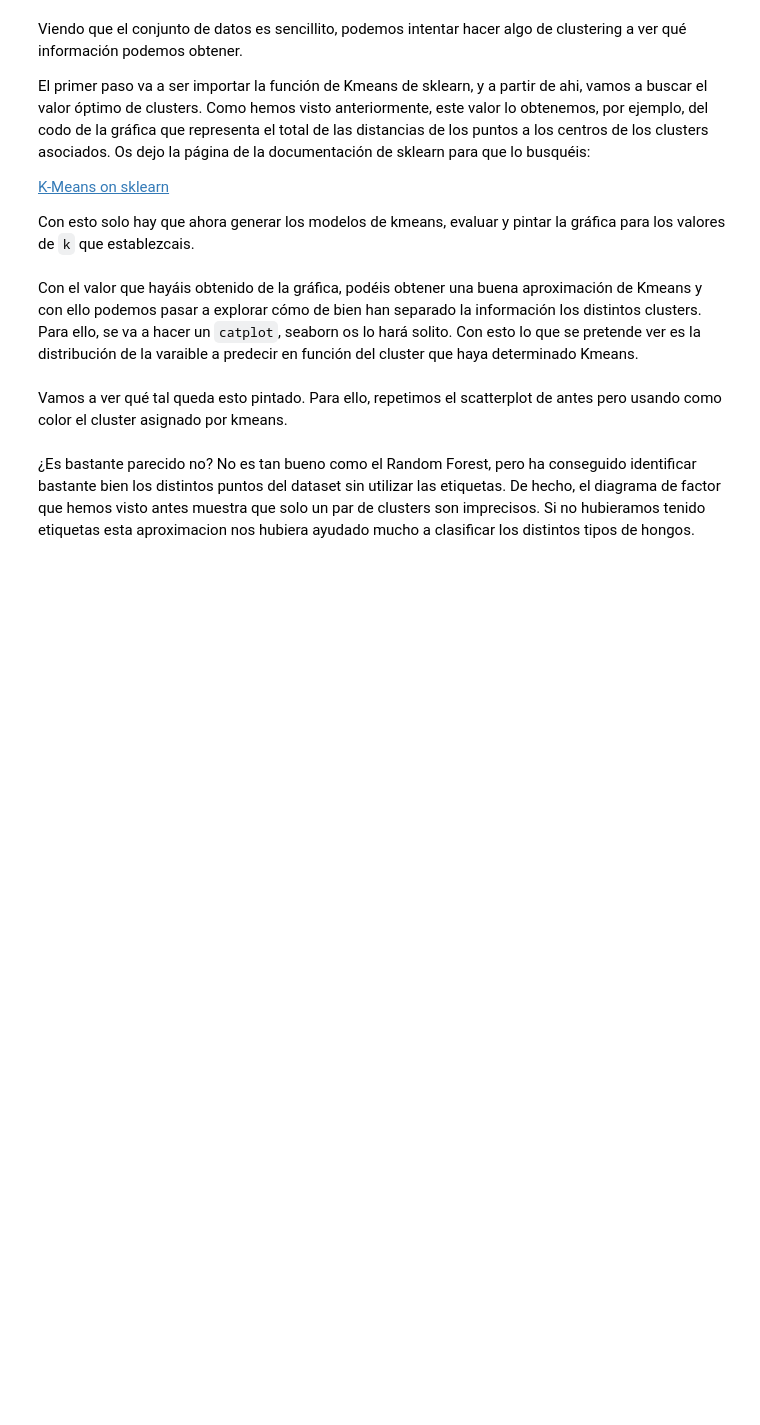
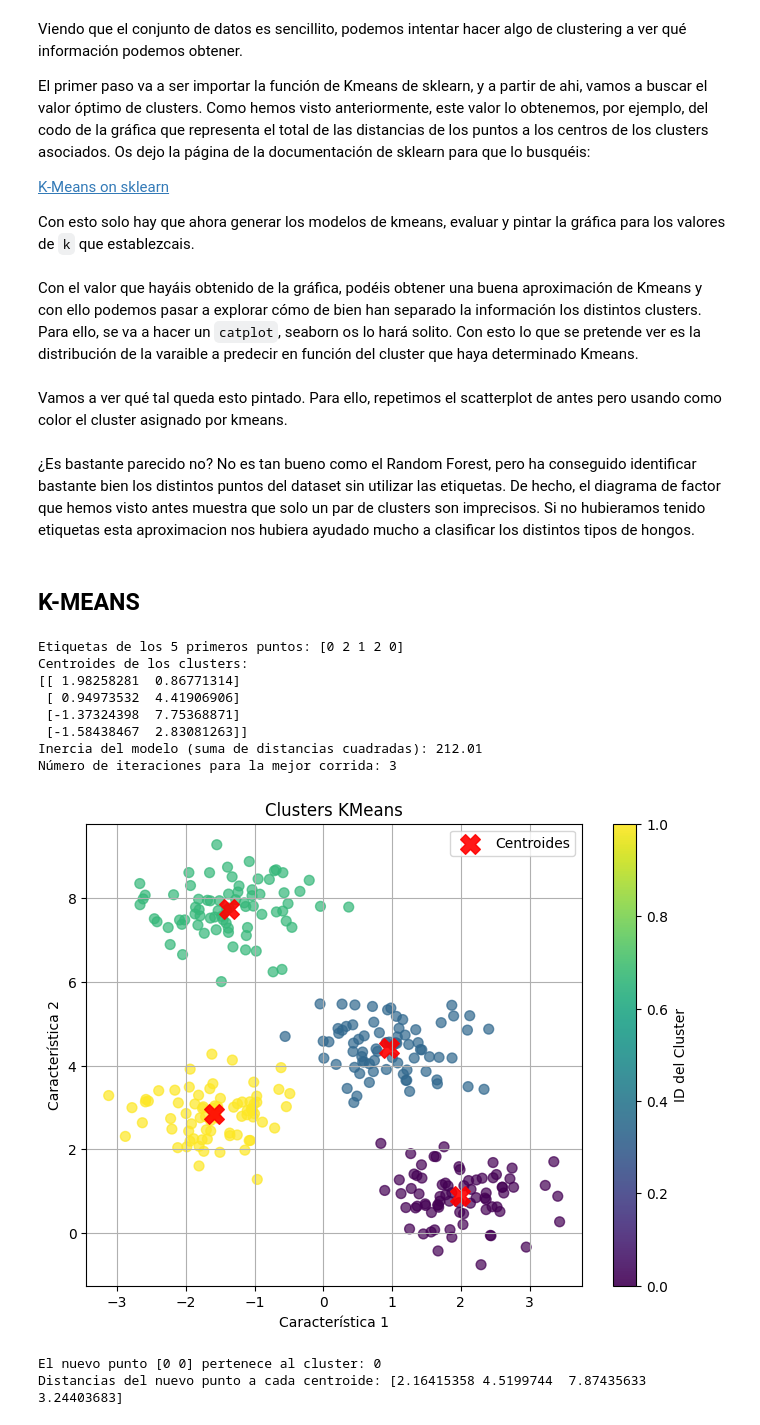
Before and after one commit to Yael-Parra/Project-VIII-Non-Supervised-ML, a Jupyter notebook: workshop-clustering-pca-final.ipynb, the cells around one changed output. Saved outputs shown, nothing was run; the diff lists cells and outputs as text; code cells hidden in the pictures; blank space fills up the shorter version.

```diff
--- a/workshop-clustering-pca-final.ipynb
+++ b/workshop-clustering-pca-final.ipynb
@@ -1035,3 +1046,66 @@ Vamos a ver qué tal queda esto pintado. Para ello, repetimos el scatterplot de
 # Usar un color por cada cluster.
 # %% [markdown]
 ¿Es bastante parecido no? No es tan bueno como el Random Forest, pero ha conseguido identificar bastante bien los distintos puntos del dataset sin utilizar las etiquetas. De hecho, el diagrama de factor que hemos visto antes muestra que solo un par de clusters son imprecisos. Si no hubieramos tenido etiquetas esta aproximacion nos hubiera ayudado mucho a clasificar los distintos tipos de hongos.
+# %% [markdown]
+## **K-MEANS**
+# %%
+from sklearn.cluster import KMeans
+from sklearn.datasets import make_blobs # Para generar datos de ejemplo
+import matplotlib.pyplot as plt
+import numpy as np
+
+# 1. Generar datos de ejemplo
+X, y = make_blobs(n_samples=300, centers=4, cluster_std=0.60, random_state=0)
+
+# 2. Instanciar el modelo KMeans
+# Queremos 4 clusters, usaremos k-means++ para la inicialización
+# y ejecutaremos el algoritmo 10 veces para elegir el mejor resultado.
+# Fijamos random_state para reproducibilidad.
+kmeans = KMeans(n_clusters=4, init='k-means++', n_init=10, max_iter=300, random_state=42)
+
+# 3. Entrenar el modelo
+kmeans.fit(X)
+
+# 4. Acceder a los atributos y hacer predicciones
+cluster_labels = kmeans.labels_
+cluster_centers = kmeans.cluster_centers_
+model_inertia = kmeans.inertia_
+num_iterations = kmeans.n_iter_
+
+print(f"Etiquetas de los 5 primeros puntos: {cluster_labels[:5]}")
+print(f"Centroides de los clusters:\n{cluster_centers}")
+print(f"Inercia del modelo (suma de distancias cuadradas): {model_inertia:.2f}")
+print(f"Número de iteraciones para la mejor corrida: {num_iterations}")
+
+# 5. Visualizar los clusters
+plt.figure(figsize=(8, 6))
+plt.scatter(X[:, 0], X[:, 1], c=cluster_labels, s=50, cmap='viridis', alpha=0.7)
+plt.scatter(cluster_centers[:, 0], cluster_centers[:, 1], c='red', s=200, alpha=0.9, marker='X', label='Centroides')
+plt.title('Clusters KMeans')
+plt.xlabel('Característica 1')
+plt.ylabel('Característica 2')
+plt.colorbar(label='ID del Cluster')
+plt.legend()
+plt.grid(True)
+plt.show()
+
+# 6. Predecir para nuevos datos (ej. un punto al azar)
+new_point = np.array([[0, 0]])
+predicted_cluster = kmeans.predict(new_point)
+print(f"\nEl nuevo punto {new_point[0]} pertenece al cluster: {predicted_cluster[0]}")
+
+# 7. Transformar (distancia a los centroides)
+distances_to_centers = kmeans.transform(new_point)
+print(f"Distancias del nuevo punto a cada centroide: {distances_to_centers[0]}")
+# %% [output]
+Etiquetas de los 5 primeros puntos: [0 2 1 2 0]
+Centroides de los clusters:
+[[ 1.98258281  0.86771314]
+ [ 0.94973532  4.41906906]
+ [-1.37324398  7.75368871]
+ [-1.58438467  2.83081263]]
+Inercia del modelo (suma de distancias cuadradas): 212.01
+Número de iteraciones para la mejor corrida: 3
+[figure, added]
+El nuevo punto [0 0] pertenece al cluster: 0
+Distancias del nuevo punto a cada centroide: [2.16415358 4.5199744  7.87435633 3.24403683]
```
Also changed, not shown: parts of 13 cells of this notebook.
